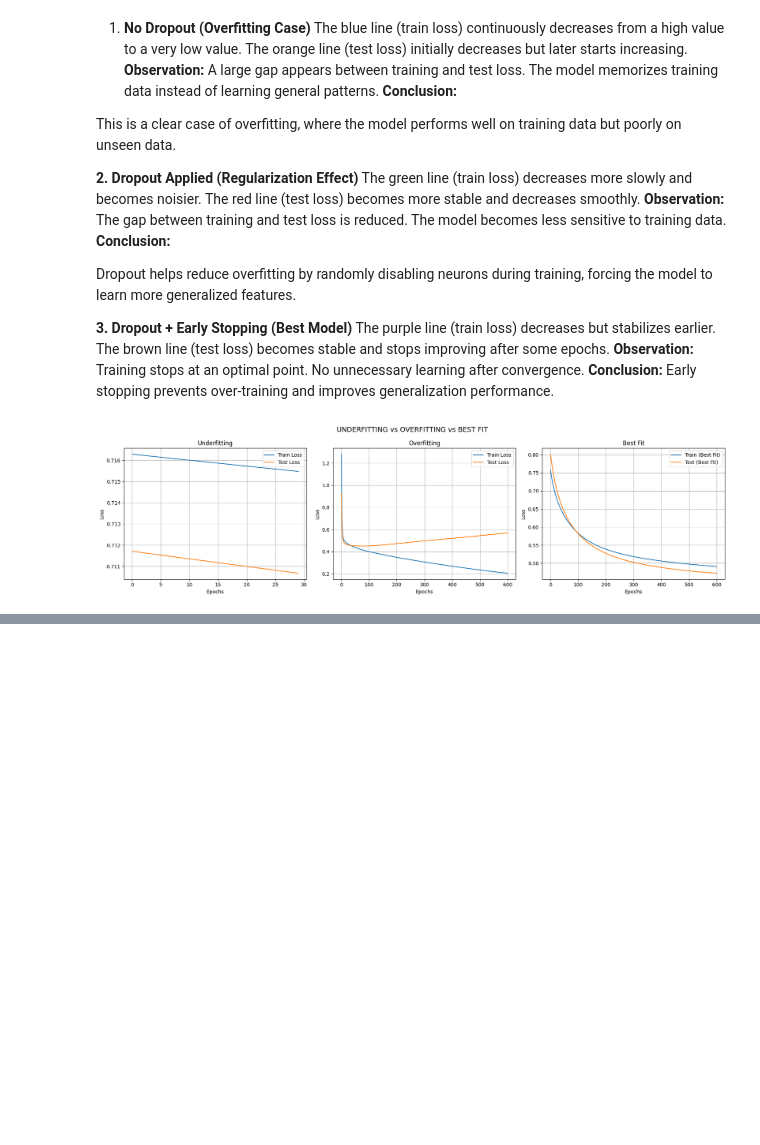
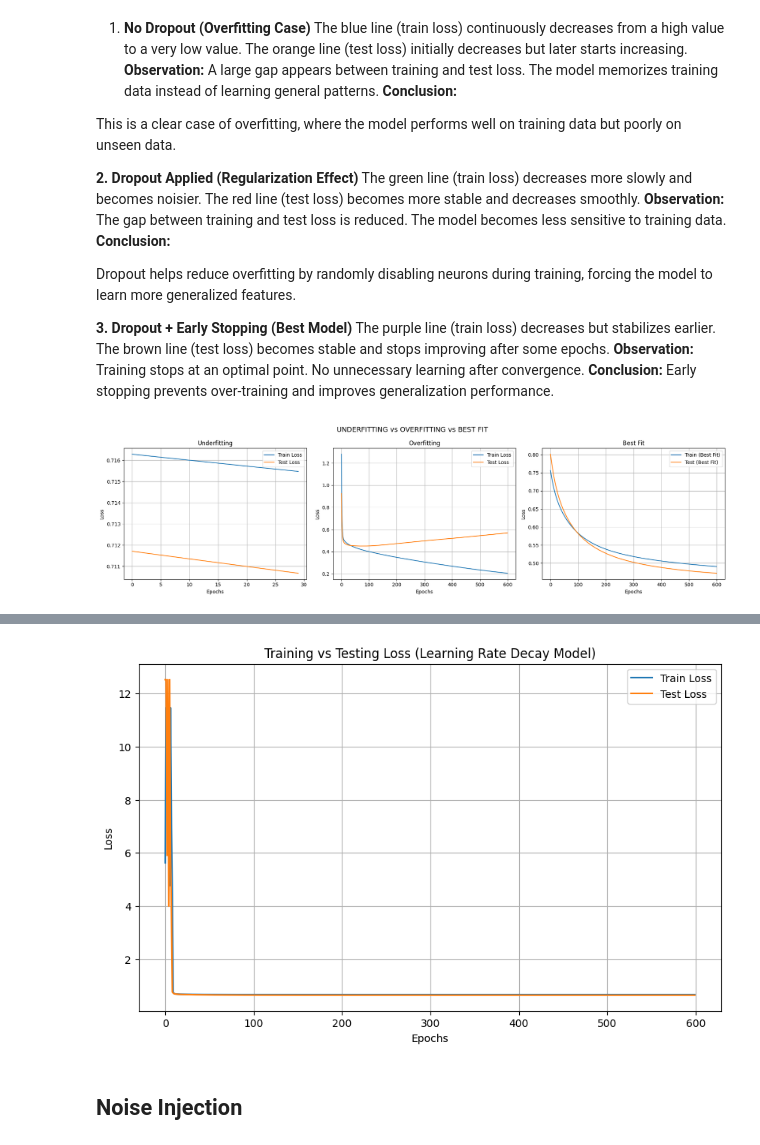
Before and after one commit to HiraNawaz2415/DL-Assignment-1, a Jupyter notebook: ADL_CompleteAssignment_1.ipynb, the cells around one changed output, grey strips where cells are left out. Saved outputs shown, nothing was run; the diff lists cells and outputs as text; code cells hidden in the pictures; blank space fills up the shorter version.

```diff
--- a/ADL_CompleteAssignment_1.ipynb
+++ b/ADL_CompleteAssignment_1.ipynb
@@ -3504,8 +3493,18 @@ def relu_derivative(x): return (x > 0).astype(float)
 def softmax(x):
     exp_x = np.exp(x - np.max(x, axis=1, keepdims=True))
     return exp_x / exp_x.sum(axis=1, keepdims=True)
-def cross_entropy(y_true, y_pred):
-    return -np.mean(np.sum(y_true * np.log(y_pred + 1e-8), axis=1))
+def cross_entropy(y_true, y_pred, W1=None, W2=None, W3=None):
+    loss = -np.mean(np.sum(y_true * np.log(y_pred + 1e-8), axis=1))
+
+    # L2 Regularization
+    if W1 is not None:
+        loss += l2_lambda * (np.sum(W1**2) + np.sum(W2**2) + np.sum(W3**2))
+
+    # L1 Regularization
+    if W1 is not None:
+        loss += l1_lambda * (np.sum(np.abs(W1)) + np.sum(np.abs(W2)) + np.sum(np.abs(W3)))
+
+    return loss
 # %%
 # -----------------------------
 # 9. TRAIN FUNCTION
@@ -3834,0 +3925,2 @@ plt.show()
+# %%
+train_losses, test_losses = train_mlp()
@@ -3834,0 +3945,19 @@ plt.show()
+# %%
+import matplotlib.pyplot as plt
+
+plt.figure(figsize=(10,6))
+
+plt.plot(train_losses, label="Train Loss")
+plt.plot(test_losses, label="Test Loss")
+
+plt.title("Training vs Testing Loss (Learning Rate Decay Model)")
+plt.xlabel("Epochs")
+plt.ylabel("Loss")
+plt.legend()
+plt.grid(True)
+
+plt.show()
+# %% [output]
+[figure, added]
+# %% [markdown]
+## Noise Injection
```
Also changed, not shown: parts of 14 cells of this notebook.
